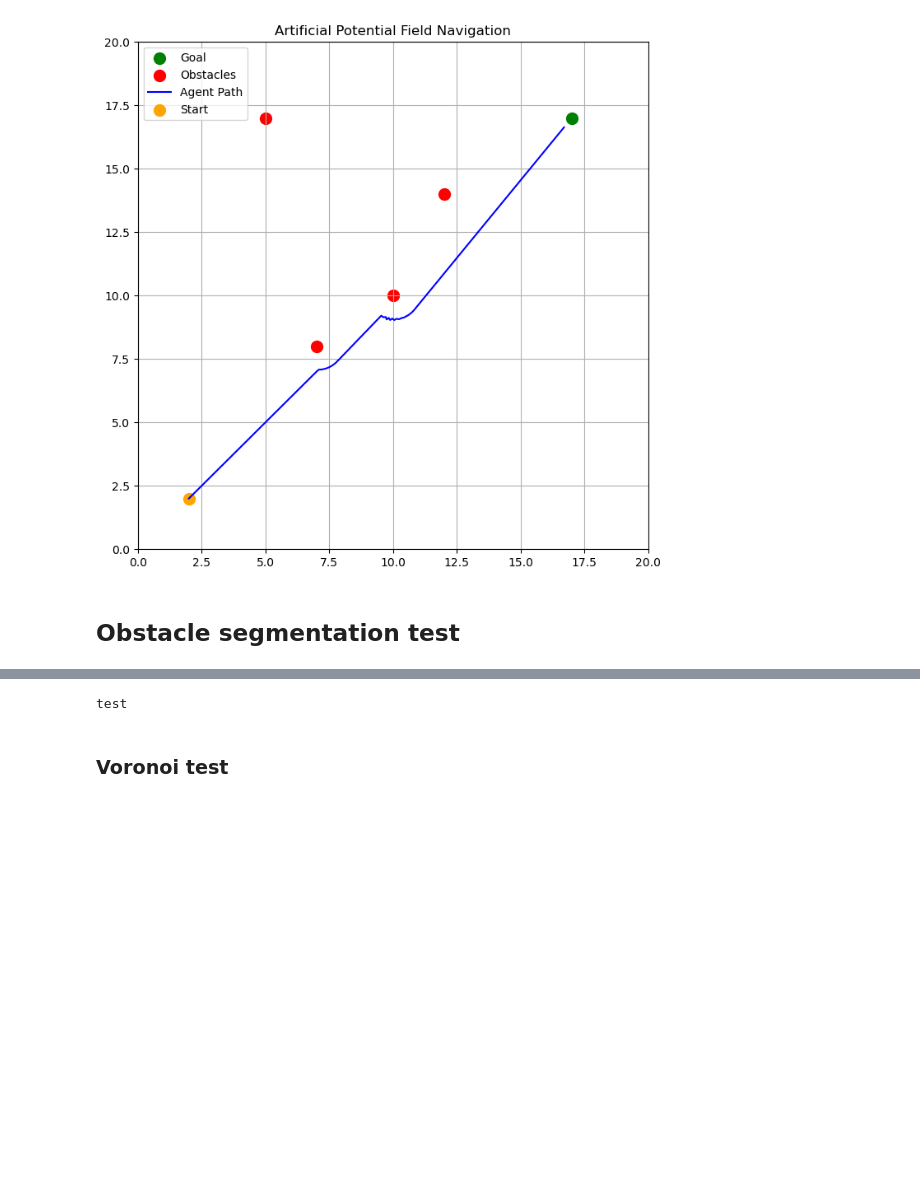
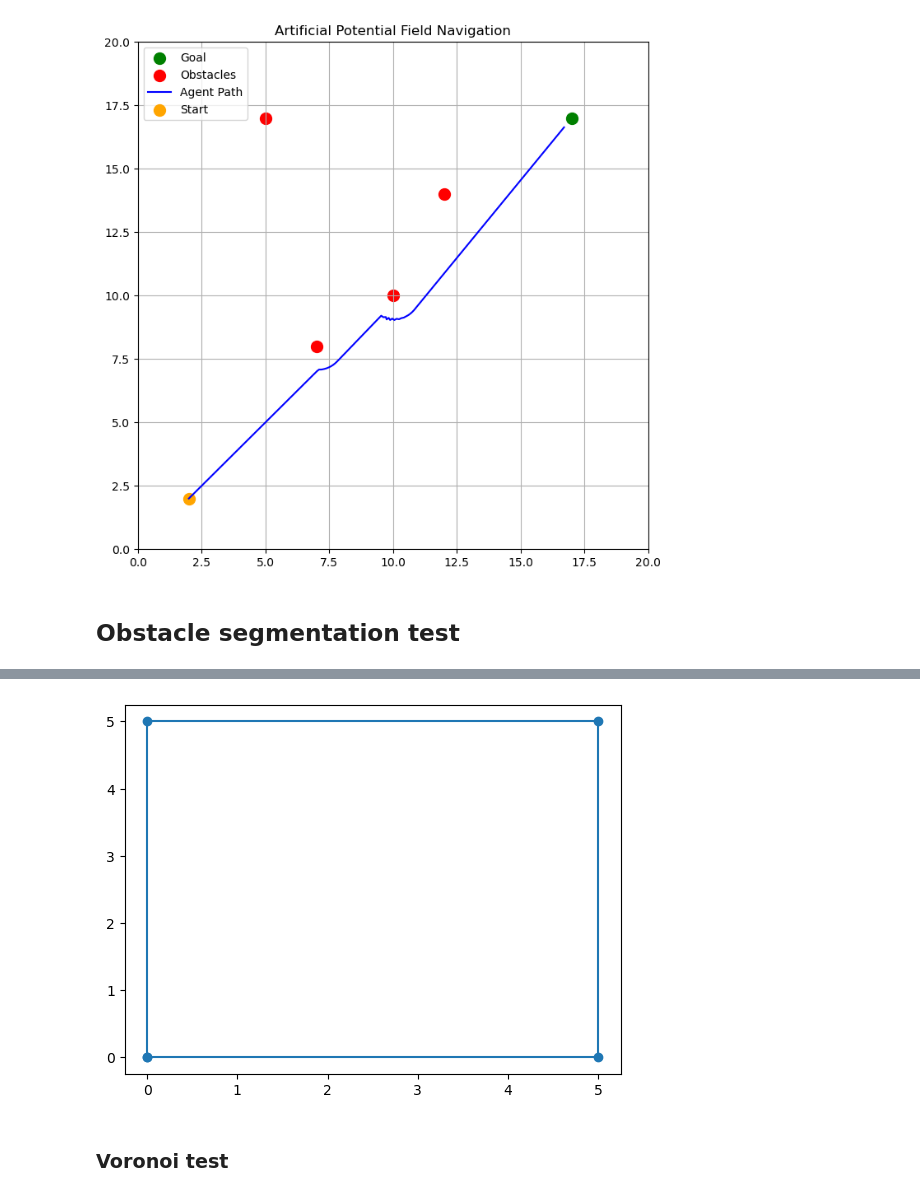
Before and after one commit to Zander-M/ST_Gaussian_PRM, a Jupyter notebook: notebooks/tests.ipynb, the cells around one changed output, grey strips where cells are left out. Drawn from its saved outputs; the diff is of its cells as text; code cells hidden in the pictures; blank space fills up the shorter version.

```diff
--- a/notebooks/tests.ipynb
+++ b/notebooks/tests.ipynb
@@ -1048,7 +1047,16 @@ tr.compare(plt, B, C)
 # %%
-print("test")
+from matplotlib import pyplot as plt
+import numpy as np
+
+nodes = np.array([[0, 0], [0, 5], [5, 5], [5, 0], [0, 0]])
+x = nodes[:, 0]
+y = nodes[:, 1]
+
+fig, ax = plt.subplots(1, 1)
+ax.plot(x, y, "o-")
+plt.show()
 # %% [output]
-test
+[figure, added]
 # %% [markdown]
 ### Voronoi test
 # %%
```
Also changed, not shown: parts of 3 cells of this notebook, 7 other files.
